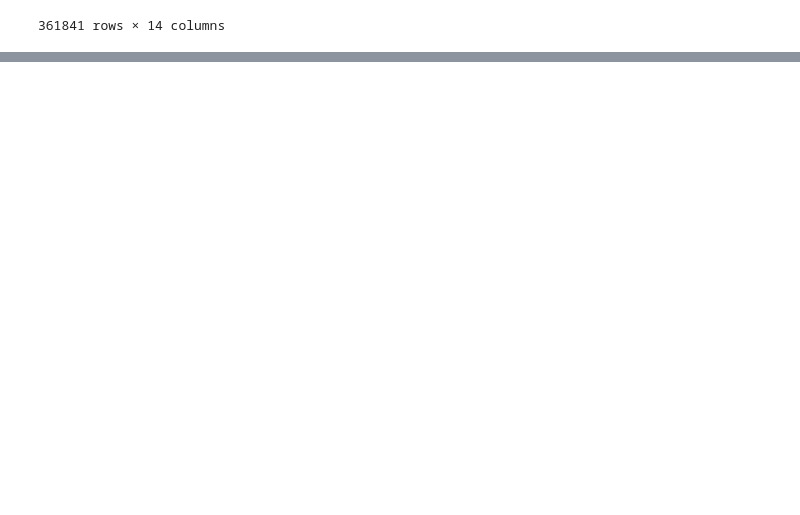
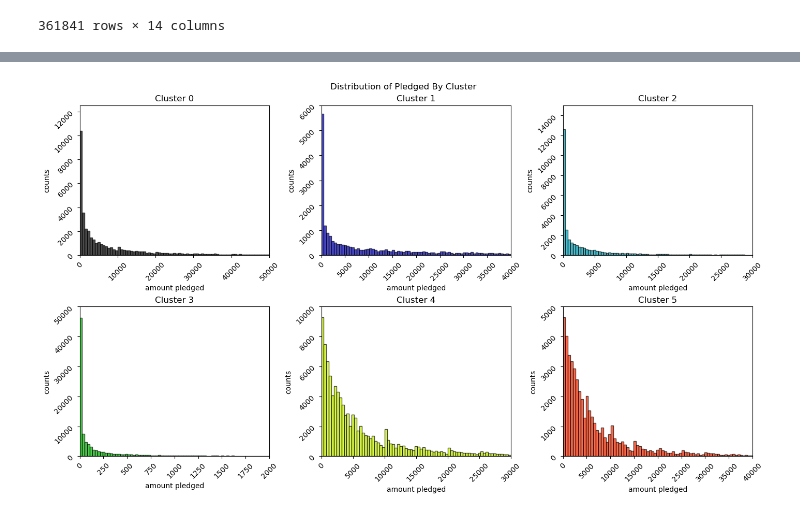
Before and after one commit to jtmartineau/kickstarter-analysis, a Jupyter notebook: WebRobots_KickstarterData/all-kickstarter-analysis.ipynb, the cells around one changed output, grey strips where cells are left out. Drawn from its saved outputs; the diff is of its cells as text; code cells hidden in the pictures; blank space fills up the shorter version.

```diff
--- a/WebRobots_KickstarterData/all-kickstarter-analysis.ipynb
+++ b/WebRobots_KickstarterData/all-kickstarter-analysis.ipynb
@@ -428,0 +525,19 @@ df_6_clusters
+# %%
+fig, ((ax0, ax1, ax2), (ax3, ax4, ax5)) = plt.subplots(nrows = 2, ncols = 3, figsize = (14, 8), layout = 'constrained')
+fig.suptitle("Distribution of Pledged By Cluster")
+
+pledged_x_lims = [5e4, 4e4, 3e4, 2e3, 3e4, 4e4]
+pledged_y_lims = [1.25e4, 6e3, 1.5e4, 5e4, 1e4, 5e3]
+for index, ax in enumerate((ax0, ax1, ax2, ax3, ax4, ax5)):
+    hist_data = df_6_clusters.loc[df_6_clusters['labels_6_clusters'] == index , :]
+    hist_data = hist_data.loc[hist_data['pledged_usd'] <= pledged_x_lims[index], 'pledged_usd'].values
+    ax.tick_params(rotation = 45)
+    ax.set_title('Cluster {}'.format(index))
+    ax.set_xlabel('amount pledged')
+    ax.set_ylabel('counts')
+    ax.set_xlim([0, pledged_x_lims[index]])
+    ax.set_ylim([0, pledged_y_lims[index]])
+    color = cm.nipy_spectral(float(index/len(backer_x_lims)))
+    ax.hist(hist_data, 75, facecolor = color, edgecolor = 'k', alpha = 0.7)
+# %% [output]
+[figure, added]
```
Also changed, not shown: parts of 32 cells of this notebook.
